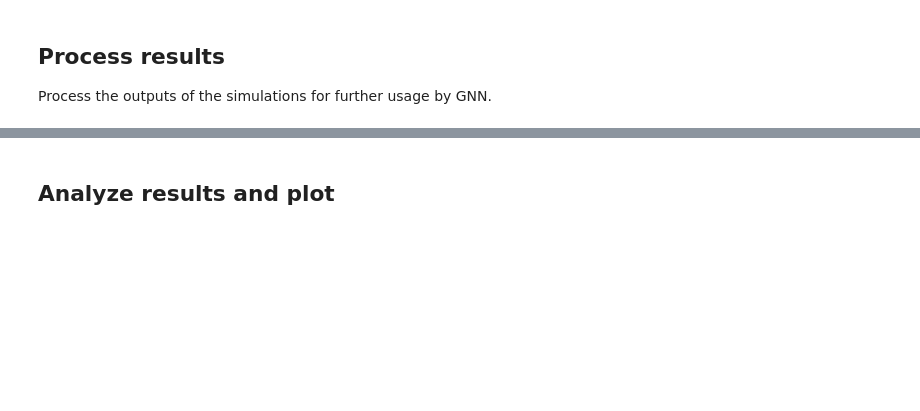
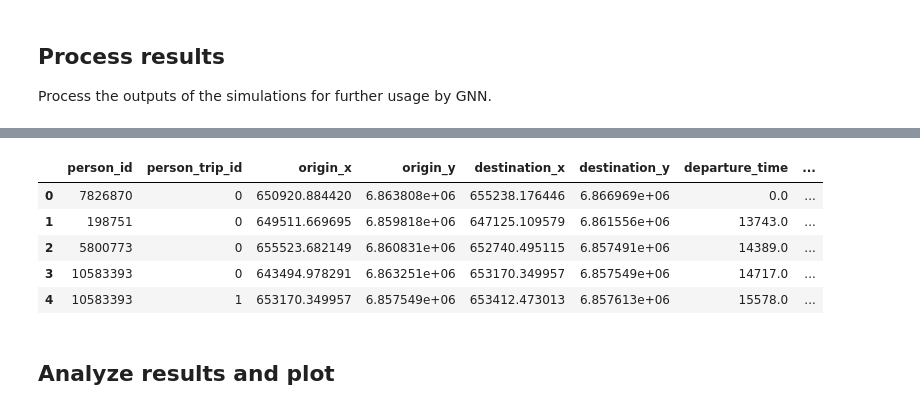
Before and after one commit to enatterer/matsim-ile-de-france, a Jupyter notebook: ile_de_france/src/main/python/process_output_of_simulations/process_output_of_simulations_with_as_much_information_as_possible.ipynb, the cells around one changed output, grey strips where cells are left out. Saved outputs shown, nothing was run; the diff lists cells and outputs as text; code cells hidden in the pictures; blank space fills up the shorter version.

```diff
--- a/ile_de_france/src/main/python/process_output_of_simulations/process_output_of_simulations_with_as_much_information_as_possible.ipynb
+++ b/ile_de_france/src/main/python/process_output_of_simulations/process_output_of_simulations_with_as_much_information_as_possible.ipynb
@@ -45,7 +63,7 @@ Process the outputs of the simulations for further usage by GNN.
 result_dic = {}
 base_network_no_policies = gdf_basecase_mean
 result_dic["base_network_no_policies"] = base_network_no_policies
-counter =0
+counter = 0
 
 # Loop through each subdirectory
 for subdir in subdirs:
@@ -59,13 +77,20 @@ for subdir in subdirs:
         policy_key = pio.create_policy_key_1pm(network)
         print(file_path)
         print(policy_key)
-        gdf = pio.read_output_links(file_path)
 
-        if (gdf is not None):
-            gdf_extended = pio.extend_geodataframe(gdf_base=gdf_basecase_mean, gdf_to_extend=gdf, column_to_extend='highway', new_column_name='highway')
+        gdf_output_links = pio.read_output_links(file_path)
+
+        if (gdf_output_links is not None):
+            gdf_extended = pio.extend_geodataframe(gdf_base=gdf_basecase_mean, gdf_to_extend=gdf_output_links, column_to_extend='highway', new_column_name='highway')
             gdf_extended = pio.extend_geodataframe(gdf_base=gdf_basecase_mean, gdf_to_extend=gdf_extended, column_to_extend='vol_car', new_column_name='vol_car_base_case')
+            print(gdf_extended.head())
+            print("***")
+            df_eqasim_trips = read_eqasim_trips(file_path)
+            print(df_eqasim_trips.head())
+
+            break
             result_dic[policy_key] = gdf_extended
-        break
+
     break
 # %% [output]
 Accessing folder: ../../../../data/pop_1pm_simulations/pop_1pm_policies_combinations_with_normal_dist/output_networks_5000
@@ -76,3 +113,12 @@ Policy introduced in Arrondissement(s) d, 4, 7, 8, 13, 19
+# %%
+gdf.head()
+# %% [output]
+|  | person_id | person_trip_id | origin_x | origin_y | destination_x | destination_y | departure_time | ... |
+| 0 | 7826870 | 0 | 650920.884420 | 6.863808e+06 | 655238.176446 | 6.866969e+06 | 0.0 | ... |
+| 1 | 198751 | 0 | 649511.669695 | 6.859818e+06 | 647125.109579 | 6.861556e+06 | 13743.0 | ... |
+| 2 | 5800773 | 0 | 655523.682149 | 6.860831e+06 | 652740.495115 | 6.857491e+06 | 14389.0 | ... |
+| 3 | 10583393 | 0 | 643494.978291 | 6.863251e+06 | 653170.349957 | 6.857549e+06 | 14717.0 | ... |
+| 4 | 10583393 | 1 | 653170.349957 | 6.857549e+06 | 653412.473013 | 6.857613e+06 | 15578.0 | ... |
 # %% [markdown]
 ## Analyze results and plot
 # %%
```
Also changed, not shown: parts of 6 cells of this notebook, 3 other files.
